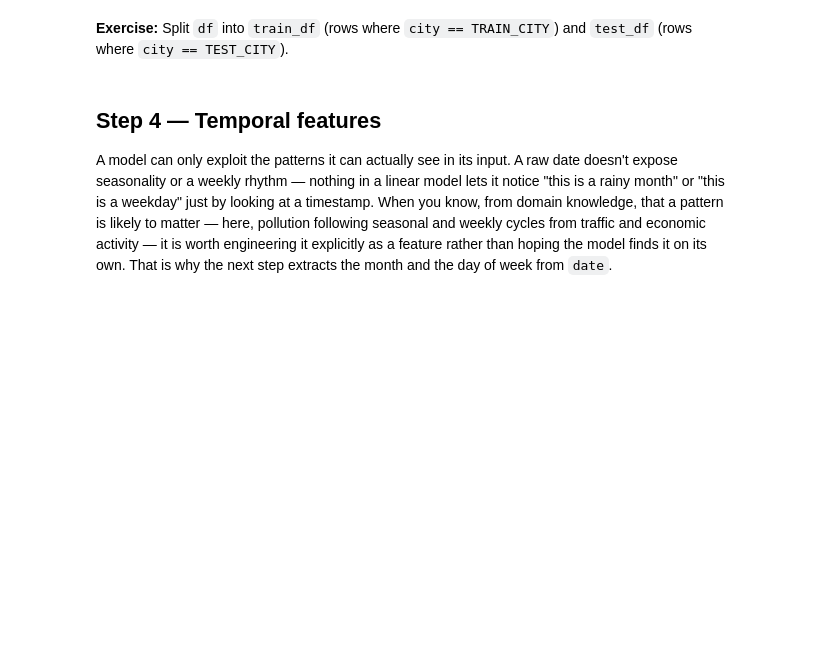
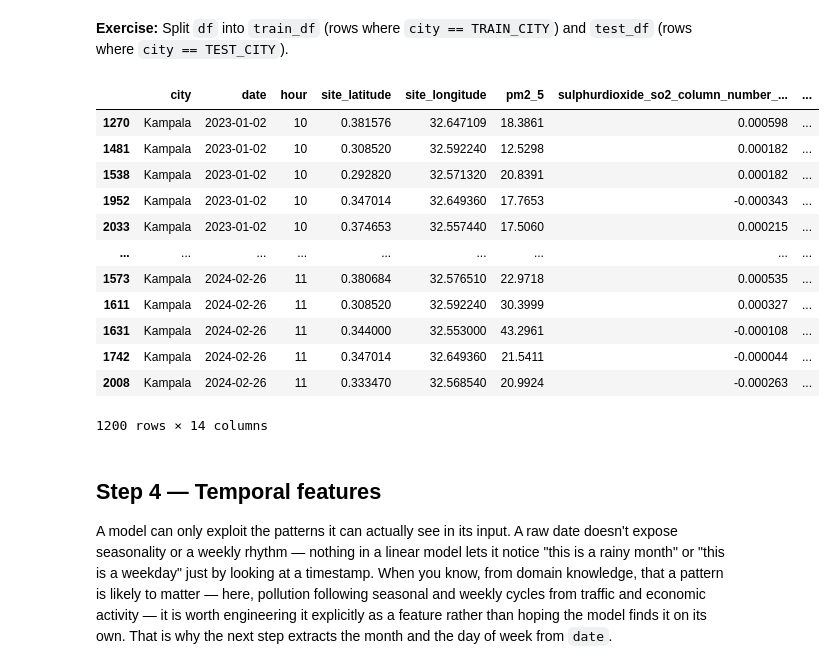
Before and after one commit to AlexisClaude/air_quality, a Jupyter notebook: notebooks/session2/02_pipeline.ipynb, the cells around one changed output. Cells and saved outputs as stored; diff of their text form; code cells hidden in the pictures; blank space fills up the shorter version.

```diff
--- a/notebooks/session2/02_pipeline.ipynb
+++ b/notebooks/session2/02_pipeline.ipynb
@@ -109,6 +130,23 @@ A basic way to check whether a model actually generalizes is to test it on data
 **Exercise:** Split `df` into `train_df` (rows where `city == TRAIN_CITY`) and `test_df` (rows where `city == TEST_CITY`).
 # %%
 # TODO 3: split into train_df (TRAIN_CITY) and test_df (TEST_CITY)
+train_df = train_data[train_data["city"] == TRAIN_CITY].copy()
+test_df = train_data[train_data["city"] == TEST_CITY].copy()
+test_df
+# %% [output]
+|  | city | date | hour | site_latitude | site_longitude | pm2_5 | sulphurdioxide_so2_column_number_... | ... |
+| 1270 | Kampala | 2023-01-02 | 10 | 0.381576 | 32.647109 | 18.3861 | 0.000598 | ... |
+| 1481 | Kampala | 2023-01-02 | 10 | 0.308520 | 32.592240 | 12.5298 | 0.000182 | ... |
+| 1538 | Kampala | 2023-01-02 | 10 | 0.292820 | 32.571320 | 20.8391 | 0.000182 | ... |
+| 1952 | Kampala | 2023-01-02 | 10 | 0.347014 | 32.649360 | 17.7653 | -0.000343 | ... |
+| 2033 | Kampala | 2023-01-02 | 10 | 0.374653 | 32.557440 | 17.5060 | 0.000215 | ... |
+| ... | ... | ... | ... | ... | ... | ... | ... | ... |
+| 1573 | Kampala | 2024-02-26 | 11 | 0.380684 | 32.576510 | 22.9718 | 0.000535 | ... |
+| 1611 | Kampala | 2024-02-26 | 11 | 0.308520 | 32.592240 | 30.3999 | 0.000327 | ... |
+| 1631 | Kampala | 2024-02-26 | 11 | 0.344000 | 32.553000 | 43.2961 | -0.000108 | ... |
+| 1742 | Kampala | 2024-02-26 | 11 | 0.347014 | 32.649360 | 21.5411 | -0.000044 | ... |
+| 2008 | Kampala | 2024-02-26 | 11 | 0.333470 | 32.568540 | 20.9924 | -0.000263 | ... |
+1200 rows × 14 columns
 # %% [markdown]
 ## Step 4 — Temporal features
 
```
Also changed, not shown: parts of 5 cells of this notebook, 1 other file.
